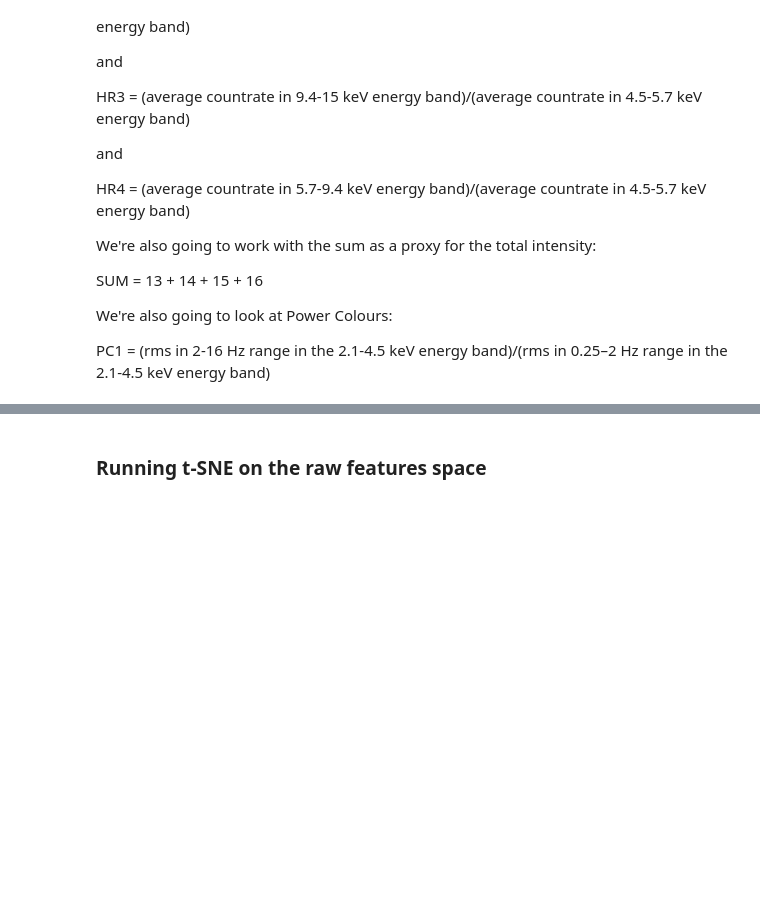
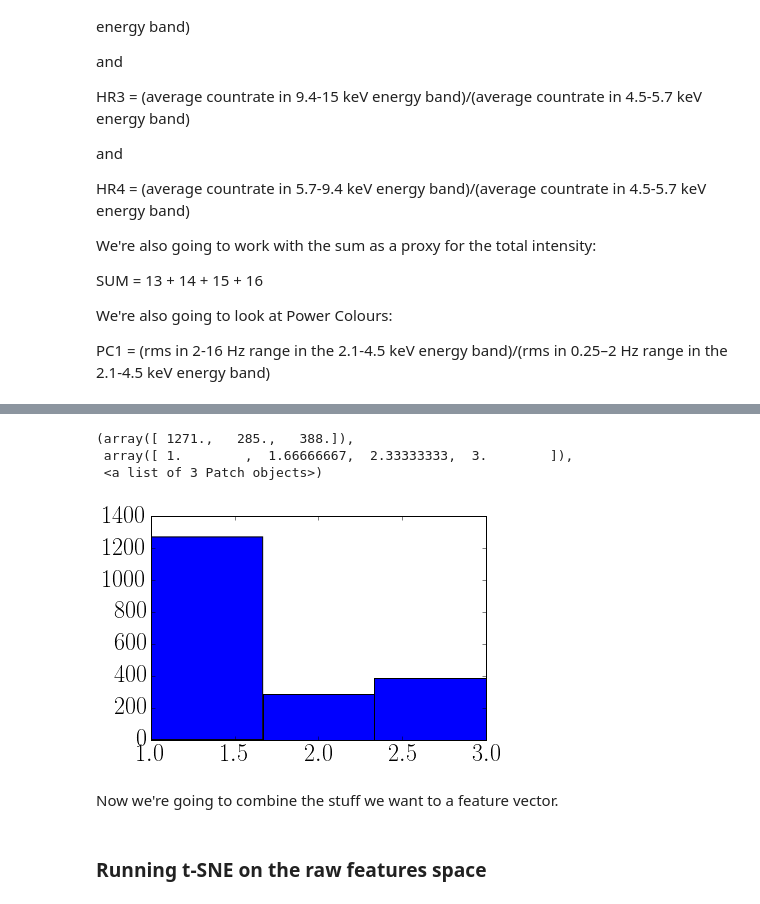
Before and after one commit to dhuppenkothen/cygx1class, a Jupyter notebook: CygX1_state_classification.ipynb, the cells around one changed output, grey strips where cells are left out. Drawn from its saved outputs; the diff is of its cells as text; code cells hidden in the pictures; blank space fills up the shorter version.

```diff
--- a/CygX1_state_classification.ipynb
+++ b/CygX1_state_classification.ipynb
@@ -78,8 +78,8 @@ PC1 = (rms in 2-16 Hz range in the 2.1-4.5 keV energy band)/(rms in 0.25–2 Hz
 ## Imports
 %matplotlib inline
 import matplotlib.pyplot as plt
-import seaborn as sns
-sns.set_context("notebook", font_scale=2.5, rc={"axes.labelsize": 26})
+#import seaborn as sns
+#sns.set_context("notebook", font_scale=2.5, rc={"axes.labelsize": 26})
 plt.rc("font", size=24, family="serif", serif="Computer Sans")
 plt.rc("axes", titlesize=20, labelsize=20)
 plt.rc("text", usetex=True)
@@ -104,0 +111,5 @@ data = np.loadtxt("data_for_ml.txt", usecols=range(1,len(data1.keys()),1))
+# %%
+cal_ind = data[:,1].searchsorted(51259.0)
+data = data[cal_ind:,:]
+print(data.shape)
+blockname = blockname[cal_ind]
@@ -126,0 +148,21 @@ features = np.concatenate((rms_features, pc1, timelag, coherence, intensity, hr1
+# %%
+## extract different states from the
+states = np.zeros(len(gammas))
+hard = np.where(gammas <= 2.0)[0]
+intermediate = np.where((gammas>2.0) & (gammas<2.5))[0]
+soft = np.where(gammas >= 2.5)[0]
+
+states[hard] = 1.0
+states[intermediate] = 2.0
+states[soft] = 3.0
+
+states = np.atleast_2d(states)
+# %%
+plt.hist(list(states), bins=3, range=[1,3])
+# %% [output]
+(array([ 1271.,   285.,   388.]),
+ array([ 1.        ,  1.66666667,  2.33333333,  3.        ]),
+ <a list of 3 Patch objects>)
+[figure, added]
+# %% [markdown]
+Now we're going to combine the stuff we want to a feature vector.
```
Also changed, not shown: parts of 29 cells of this notebook, 1 other file.
